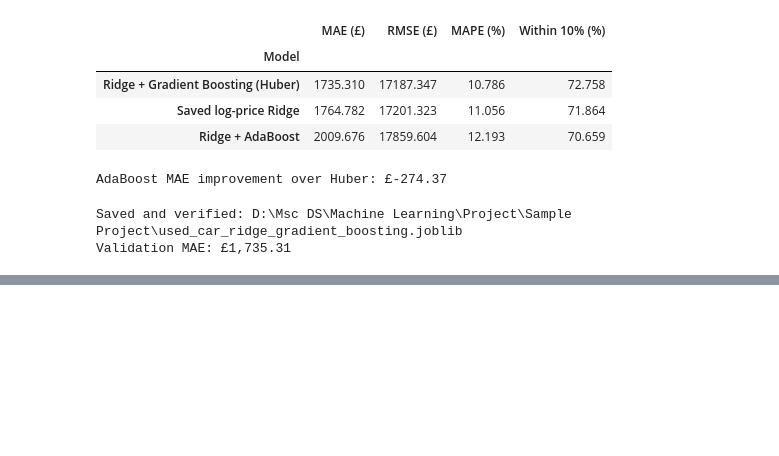
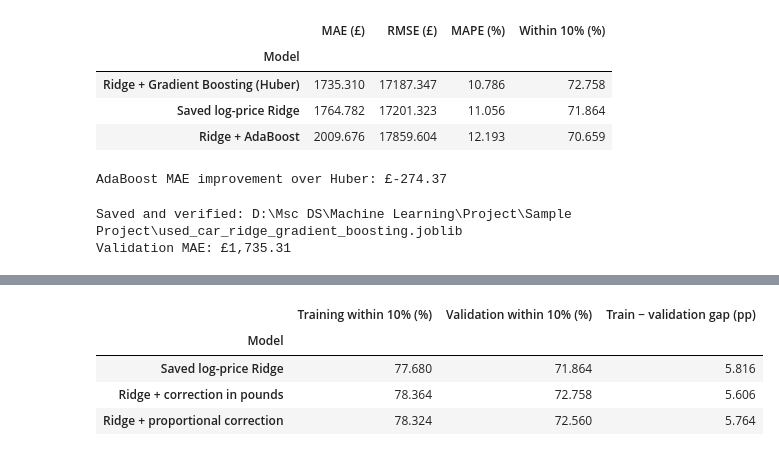
Before and after one commit to KevalPatodiya/ML_Project, a Jupyter notebook: linear_regression.ipynb, the cells around one changed output, grey strips where cells are left out. Drawn from its saved outputs; the diff is of its cells as text; code cells hidden in the pictures; blank space fills up the shorter version.

```diff
--- a/linear_regression.ipynb
+++ b/linear_regression.ipynb
@@ -1001,0 +1264,49 @@ Validation MAE: £1,735.31
+# %%
+import numpy as np
+import pandas as pd
+from IPython.display import display
+
+
+def within_10_pct(actual, predicted):
+    actual = np.asarray(actual)
+    predicted = np.asarray(predicted)
+    positive = actual > 0
+
+    if not positive.any():
+        return np.nan
+
+    error = np.abs(actual[positive] - predicted[positive])
+    return 100 * np.mean(error <= 0.10 * actual[positive])
+
+
+train_base = saved_ridge.predict(X_train)
+train_pounds = train_base + residual_model.predict(X_train)
+
+train_proportional = np.expm1(
+    np.log1p(np.maximum(train_base, 0.0))
+    + relative_booster.predict(X_train)
+)
+
+rows = []
+for name, train_pred, val_pred in [
+    ("Saved log-price Ridge", train_base, base_prediction),
+    ("Ridge + correction in pounds", train_pounds, corrected_prediction),
+    ("Ridge + proportional correction", train_proportional, relative_prediction),
+]:
+    train_rate = within_10_pct(y_train, train_pred)
+    val_rate = within_10_pct(y_val, val_pred)
+
+    rows.append({
+        "Model": name,
+        "Training within 10% (%)": train_rate,
+        "Validation within 10% (%)": val_rate,
+        "Train − validation gap (pp)": train_rate - val_rate,
+    })
+
+display(pd.DataFrame(rows).set_index("Model").round(3))
+# %% [output]
+|  | Training within 10% (%) | Validation within 10% (%) | Train − validation gap (pp) |
+| Model |  |  |  |
+| Saved log-price Ridge | 77.680 | 71.864 | 5.816 |
+| Ridge + correction in pounds | 78.364 | 72.758 | 5.606 |
+| Ridge + proportional correction | 78.324 | 72.560 | 5.764 |
```
Also changed, not shown: parts of 8 cells of this notebook.
